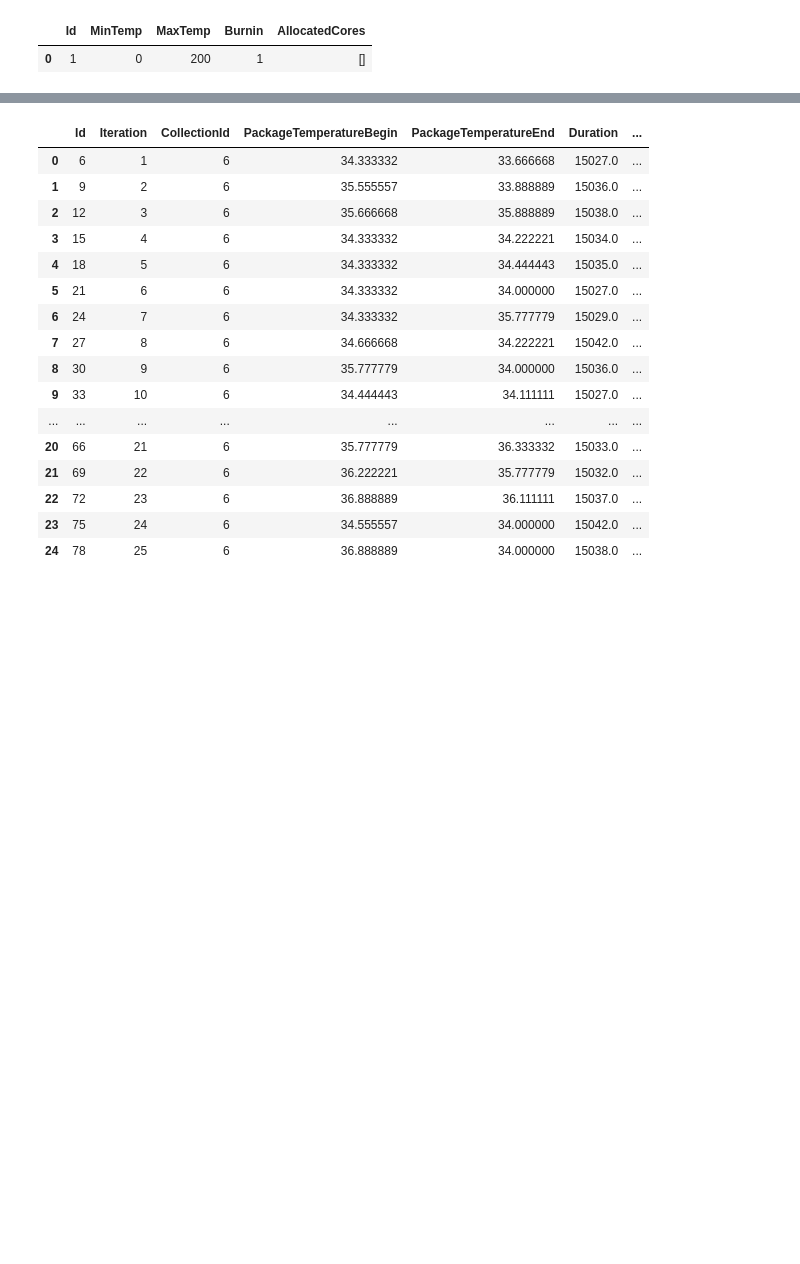
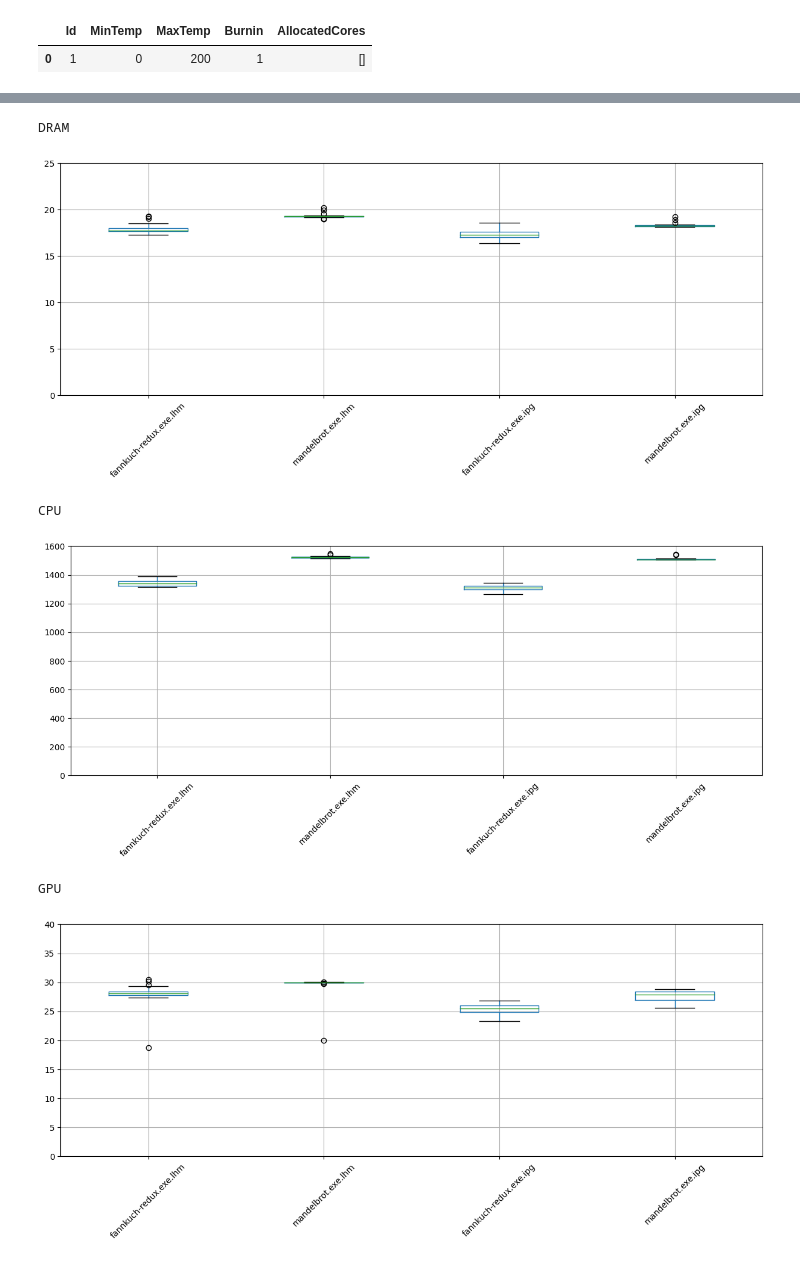
Before and after one commit to KuskIV/BDEnergy, a Jupyter notebook: analytics/result-analysis.ipynb, the cells around one changed output, grey strips where cells are left out. Drawn from its saved outputs; the diff is of its cells as text; code cells hidden in the pictures; blank space fills up the shorter version.

Commit message:
plots

```diff
--- a/analytics/result-analysis.ipynb
+++ b/analytics/result-analysis.ipynb
@@ -9,6 +10,8 @@ import utils.query_utils as query
 db = DatabaseConnection()
 # %% [output]
 Connected to MySQL Server version  8.0.31-23
+# %%
+measurements_used = 25
 # %%
 experiment_name = "same-cpp-multi-core-micro-benchmark-different-compiler"
 experiment_number = 1
@@ -197,20 +203,43 @@ tc_measurements
-# %%
-tc_idle_case_measurements
-# %% [output]
-|  | Id | Iteration | CollectionId | PackageTemperatureBegin | PackageTemperatureEnd | Duration | ... |
-| 0 | 6 | 1 | 6 | 34.333332 | 33.666668 | 15027.0 | ... |
-| 1 | 9 | 2 | 6 | 35.555557 | 33.888889 | 15036.0 | ... |
-| 2 | 12 | 3 | 6 | 35.666668 | 35.888889 | 15038.0 | ... |
-| 3 | 15 | 4 | 6 | 34.333332 | 34.222221 | 15034.0 | ... |
-| 4 | 18 | 5 | 6 | 34.333332 | 34.444443 | 15035.0 | ... |
-| 5 | 21 | 6 | 6 | 34.333332 | 34.000000 | 15027.0 | ... |
-| 6 | 24 | 7 | 6 | 34.333332 | 35.777779 | 15029.0 | ... |
-| 7 | 27 | 8 | 6 | 34.666668 | 34.222221 | 15042.0 | ... |
-| 8 | 30 | 9 | 6 | 35.777779 | 34.000000 | 15036.0 | ... |
-| 9 | 33 | 10 | 6 | 34.444443 | 34.111111 | 15027.0 | ... |
-| ... | ... | ... | ... | ... | ... | ... | ... |
-| 20 | 66 | 21 | 6 | 35.777779 | 36.333332 | 15033.0 | ... |
-| 21 | 69 | 22 | 6 | 36.222221 | 35.777779 | 15032.0 | ... |
-| 22 | 72 | 23 | 6 | 36.888889 | 36.111111 | 15037.0 | ... |
-| 23 | 75 | 24 | 6 | 34.555557 | 34.000000 | 15042.0 | ... |
-| 24 | 78 | 25 | 6 | 36.888889 | 34.000000 | 15038.0 | ... |
+# %%
+for key, value in dram_energy_results.items():
+    dram_energy_results[key] = value[:measurements_used]
+
+for key, value in cpu_energy_results.items():
+    cpu_energy_results[key] = value[:measurements_used]
+
+for key, value in gpu_energy_results.items():
+    gpu_energy_results[key] = value[:measurements_used]
+
+for key, value in duration_results.items():
+    duration_results[key] = value[:measurements_used]
+# %%
+dram_df = pd.DataFrame(dram_energy_results)
+cpu_df = pd.DataFrame(cpu_energy_results)
+gpu_df = pd.DataFrame(gpu_energy_results)
+duration_df = pd.DataFrame(duration_results)
+# %%
+print("DRAM")
+dram_boxplot = dram_df.boxplot(figsize=(15,5), rot=45)
+dram_boxplot.plot()
+plot.ylim(0,25)
+plot.show()
+
+print("CPU")
+cpu_boxplot = cpu_df.boxplot(figsize=(15,5), rot=45)
+cpu_boxplot.plot()
+cpu_boxplot
+plot.ylim(0,1600)
+plot.show()
+
+print("GPU")
+gpu_boxplot = gpu_df.boxplot(figsize=(15,5), rot=45)
+gpu_boxplot.plot()
+plot.ylim(0,40)
+plot.show()
+# %% [output]
+DRAM
+[figure, added]
+CPU
+[figure, added]
+GPU
+[figure, added]
```
Also changed, not shown: parts of 4 cells of this notebook.
